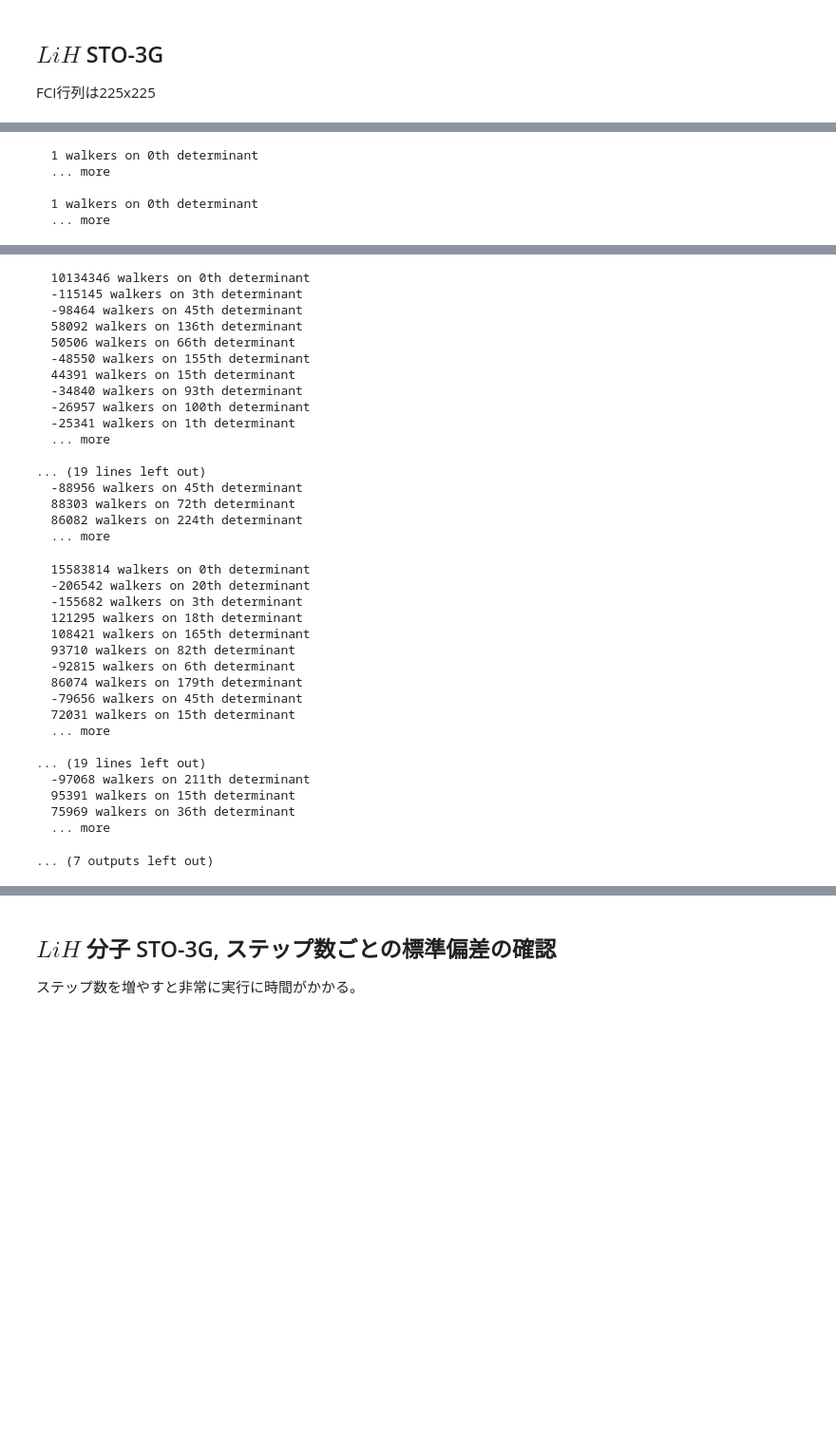
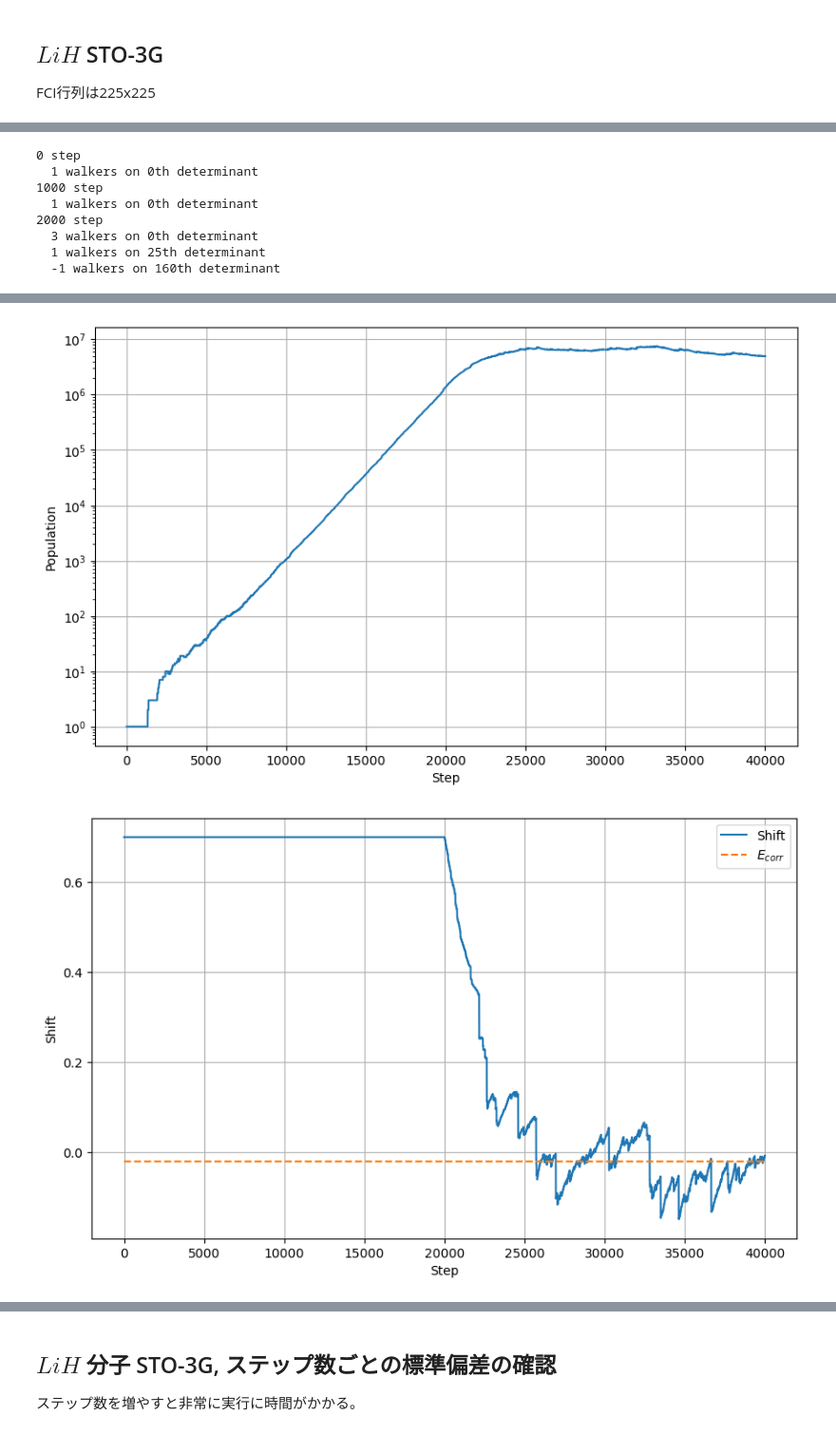
Before and after one commit to harada4atsushi/SeniorThesis, a Jupyter notebook: FCIQMC.ipynb, the cells around one changed output, grey strips where cells are left out. Shown at 95% size. Cells and saved outputs as stored; diff of their text form; code cells hidden in the pictures; blank space fills up the shorter version.

```diff
--- a/FCIQMC.ipynb
+++ b/FCIQMC.ipynb
@@ -525,13 +493,13 @@ mol = gto.M(
     verbose=0
 )
 E_est, E_sd, E_fci, E_HF, avg_shift, hist_population, hist_shift, hist_energy = \
-    FCIQMC(mol, shift=0.7, n_steps=50000, n_prod=20000, step_starting_shift_upd=20000)
+    FCIQMC(mol, shift=0.7, n_steps=40000, n_prod=20000, step_starting_shift_upd=20000)
 
 # 結果を出力
 print("-" * 30)
 print(f"FCI Energy: {E_fci:.6f} Ha")
-print(f"Final FCIQMC Energy: {E_est:.6f} ± {E_sd: .6f} Ha")
-print(f"Average shift: {avg_shift:.6f} Ha => Energy: {avg_shift + E_HF}")
+print(f"FCIQMC Energy: {E_est:.6f} ± {E_sd: .6f} Ha")
+# print(f"Average shift: {avg_shift:.6f} Ha => Energy: {avg_shift + E_HF}")
 plot_result(E_fci, E_HF, hist_population, hist_shift, hist_energy)
 # %% [output]
 --- K Matrix shape:(225, 225) ---
@@ -551,5 +519,8 @@ plot_result(E_fci, E_HF, hist_population, hist_shift, hist_energy)
+0 step
   1 walkers on 0th determinant
-  ... more
-
+1000 step
   1 walkers on 0th determinant
-  ... more
+2000 step
+  3 walkers on 0th determinant
+  1 walkers on 25th determinant
+  -1 walkers on 160th determinant
@@ -689,35 +663,2 @@ plot_result(E_fci, E_HF, hist_population, hist_shift, hist_energy)
-  10134346 walkers on 0th determinant
-  -115145 walkers on 3th determinant
-  -98464 walkers on 45th determinant
-  58092 walkers on 136th determinant
-  50506 walkers on 66th determinant
-  -48550 walkers on 155th determinant
-  44391 walkers on 15th determinant
-  -34840 walkers on 93th determinant
-  -26957 walkers on 100th determinant
-  -25341 walkers on 1th determinant
-  ... more
-
-... (19 lines left out)
-  -88956 walkers on 45th determinant
-  88303 walkers on 72th determinant
-  86082 walkers on 224th determinant
-  ... more
-  15583814 walkers on 0th determinant
-  -206542 walkers on 20th determinant
-  -155682 walkers on 3th determinant
-  121295 walkers on 18th determinant
-  108421 walkers on 165th determinant
-  93710 walkers on 82th determinant
-  -92815 walkers on 6th determinant
-  86074 walkers on 179th determinant
-  -79656 walkers on 45th determinant
-  72031 walkers on 15th determinant
-  ... more
-
-... (19 lines left out)
-  -97068 walkers on 211th determinant
-  95391 walkers on 15th determinant
-  75969 walkers on 36th determinant
-  ... more
-... (7 outputs left out)
+[figure, added]
+[figure, added]
```
Also changed, not shown: parts of 6 cells of this notebook.
